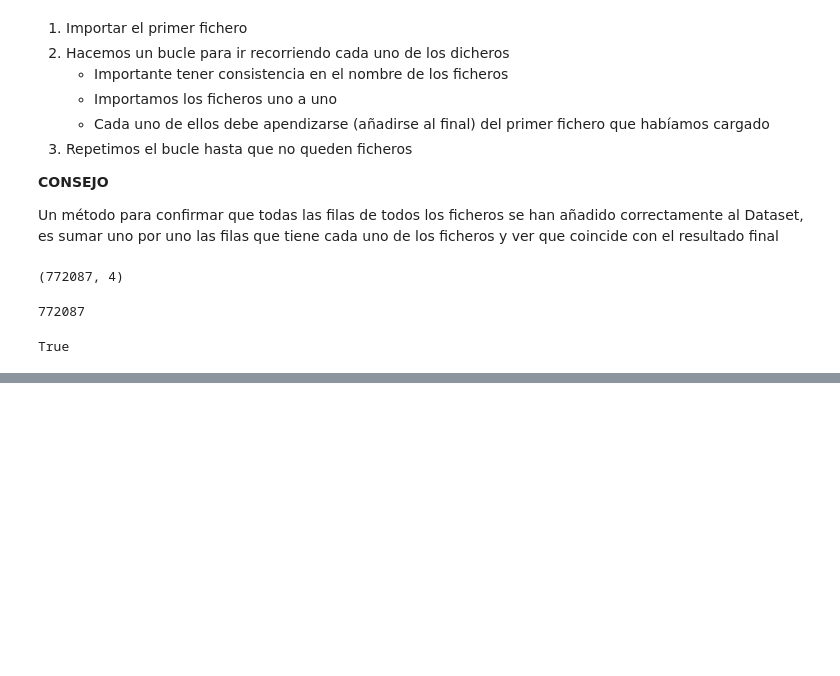
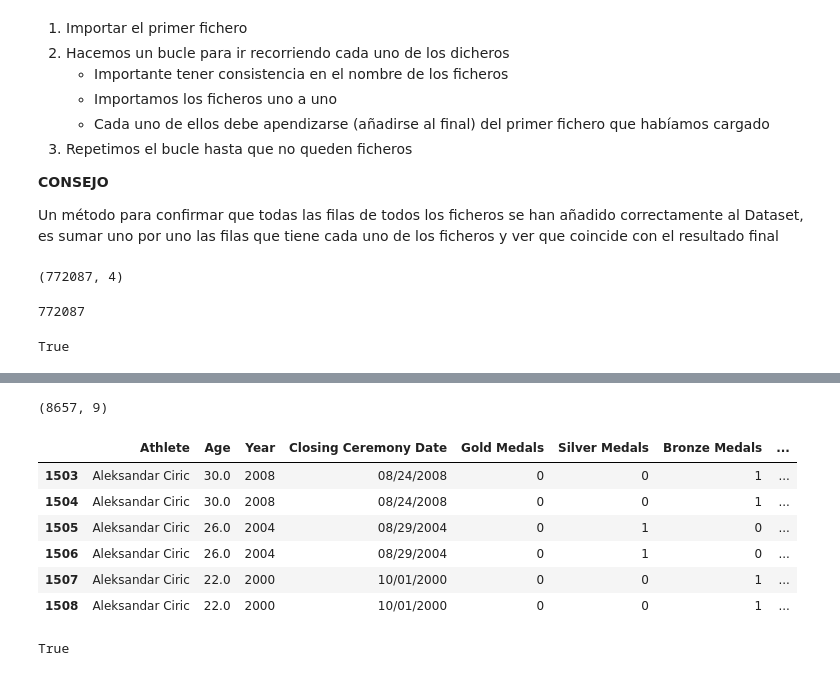
Before and after one commit to SPoVi/DataScience_Python, a Jupyter notebook: notebooks/T2 - Data Cleaning/T2 - 4 - Data Cleaning - Concatenación de datos - Jupyter.ipynb, the cells around one changed output, grey strips where cells are left out. Drawn from its saved outputs; the diff is of its cells as text; code cells hidden in the pictures; blank space fills up the shorter version.

Commit message:
Update - T2 - 4 - Data Cleaning - Concatenación de datos - jupyter 60. Ejercicio: el data set de los juegos olímpicos 61. Concatenar los datos con 'merge'

```diff
--- a/notebooks/T2 - Data Cleaning/T2 - 4 - Data Cleaning - Concatenación de datos - Jupyter.ipynb
+++ b/notebooks/T2 - Data Cleaning/T2 - 4 - Data Cleaning - Concatenación de datos - Jupyter.ipynb
@@ -188,0 +203,11 @@ True
+# %%
+import pandas as pd
+# Filepath
+read_mainpath = "/Users/snopv/PycharmProjects/DataScience_Python/datasets/athletes/"
+file = "Medals.csv"
+
+read_fullpath = read_mainpath + file
+
+# Establecer la codificación correcta, sino dará error
+data_main = pd.read_csv(read_fullpath, encoding = "ISO-8859-1")
+data_main.head()
@@ -188,0 +227,4 @@ True
+# %%
+# Carga de otro archivo
+data_country = pd.read_csv(read_mainpath + "Athelete_Country_Map.csv", encoding="ISO-8859-1")
+data_country.head()
@@ -188,0 +281,7 @@ True
+# %%
+# Hay que especificar las posiciones de los data sets (left, right)
+
+# Especificar el nombre de la columna con el que se va a hacer el
+# matching (left_on, right_on)
+data_main_country = pd.merge(left = data_main, right = data_country,
+                            left_on="Athlete", right_on = "Athlete")
@@ -188,0 +297,17 @@ True
+# %%
+# ¿Cuantas filas tenemos ahora?
+data_main_country.shape
+# %% [output]
+(8657, 9)
+# %%
+# Hay un aumento de filas -> inner_join -> al haber jugadores que
+# han jugado en varios paises, tambien ha duplicado sus medallas
+data_main_country[data_main_country["Athlete"]=="Aleksandar Ciric"]
+# %% [output]
+|  | Athlete | Age | Year | Closing Ceremony Date | Gold Medals | Silver Medals | Bronze Medals | ... |
+| 1503 | Aleksandar Ciric | 30.0 | 2008 | 08/24/2008 | 0 | 0 | 1 | ... |
+| 1504 | Aleksandar Ciric | 30.0 | 2008 | 08/24/2008 | 0 | 0 | 1 | ... |
+| 1505 | Aleksandar Ciric | 26.0 | 2004 | 08/29/2004 | 0 | 1 | 0 | ... |
+| 1506 | Aleksandar Ciric | 26.0 | 2004 | 08/29/2004 | 0 | 1 | 0 | ... |
+| 1507 | Aleksandar Ciric | 22.0 | 2000 | 10/01/2000 | 0 | 0 | 1 | ... |
+| 1508 | Aleksandar Ciric | 22.0 | 2000 | 10/01/2000 | 0 | 0 | 1 | ... |
@@ -188,0 +319,7 @@ True
+# %%
+data_country_dp = data_country.drop_duplicates(subset="Athlete")
+
+# Verifiación numero de athletas (unicos)
+len(data_country_dp) == len(a)
+# %% [output]
+True
```
Also changed, not shown: parts of 20 cells of this notebook.
